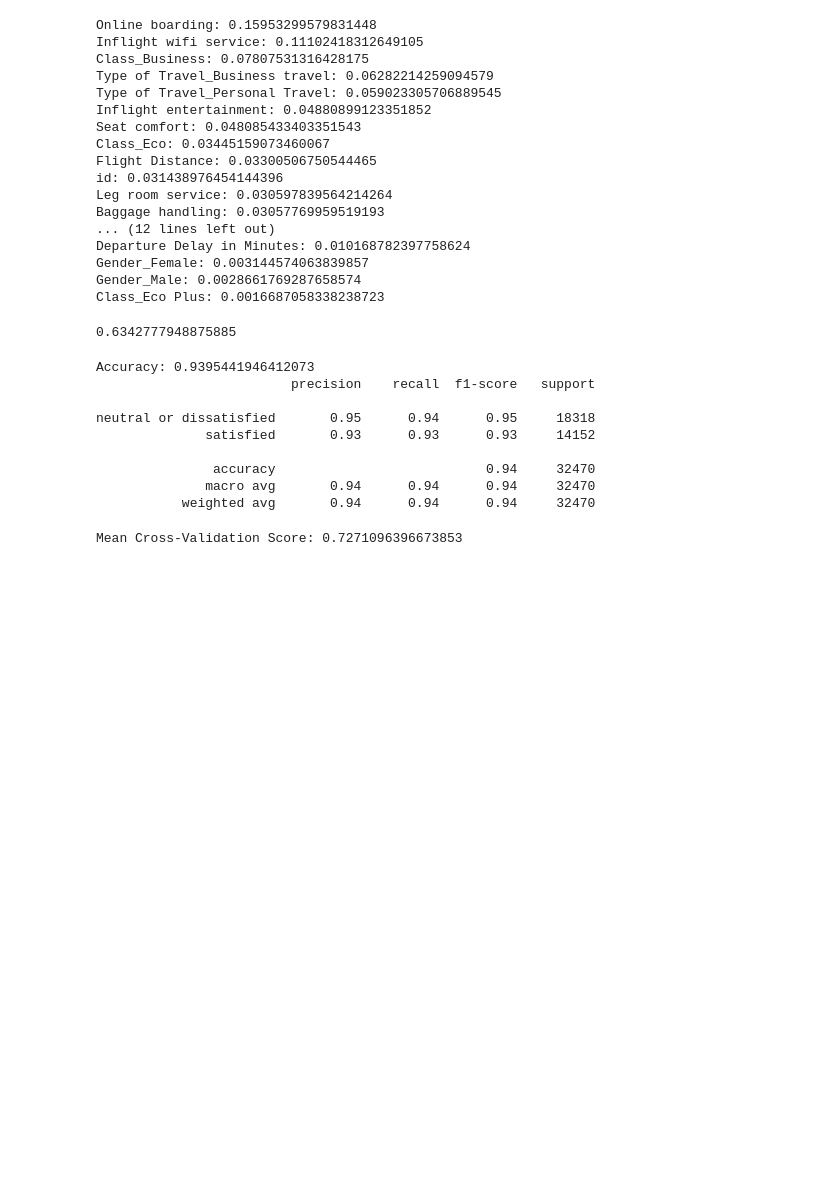
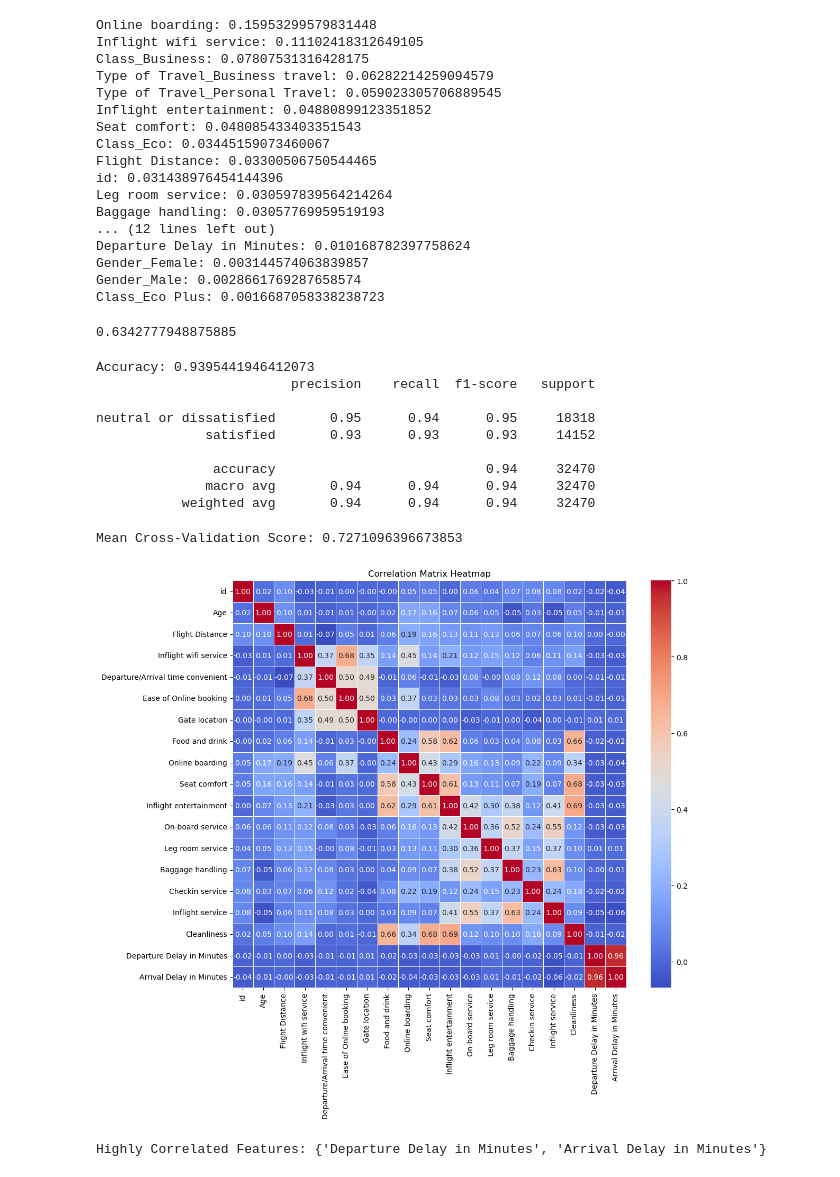
Before and after one commit to abbysiman1/CS3870project, a Jupyter notebook: cs3870_final.ipynb, the cells around one changed output. Drawn from its saved outputs; the diff is of its cells as text; code cells hidden in the pictures; blank space fills up the shorter version.

Commit message:
Visualizing correlation matrix

```diff
--- a/cs3870_final.ipynb
+++ b/cs3870_final.ipynb
@@ -497,3 +497,41 @@ print("Mean Cross-Validation Score:", mean_cv_score)
 Mean Cross-Validation Score: 0.7271096396673853
 # %%
 # Lower score need to look at number of folds and threshold
+import pandas as pd
+import seaborn as sns
+import matplotlib.pyplot as plt
+
+# Remove non-numeric columns or encode categorical variables
+numeric_data = flight_data.select_dtypes(include=['number'])
+
+# Calculate the correlation matrix
+corr_matrix = numeric_data.corr()
+
+# Visualize the correlation matrix using a heatmap
+plt.figure(figsize=(12, 10))
+sns.heatmap(corr_matrix, annot=True, cmap='coolwarm', fmt=".2f", linewidths=0.5)
+plt.title('Correlation Matrix Heatmap')
+plt.show()
+
+threshold = 0.7
+
+# Identify and remove highly correlated features
+highly_correlated = set()
+for i in range(len(corr_matrix.columns)):
+    for j in range(i):
+        if abs(corr_matrix.iloc[i, j]) > threshold:
+            colname_i = corr_matrix.columns[i]
+            colname_j = corr_matrix.columns[j]
+            if colname_i not in highly_correlated:
+                highly_correlated.add(colname_i)
+            if colname_j not in highly_correlated:
+                highly_correlated.add(colname_j)
+
+# Print highly correlated features and decide which ones to remove
+print("Highly Correlated Features:", highly_correlated)
+
+# Remove highly correlated features from the dataset
+flight_data_filtered = flight_data.drop(columns=highly_correlated)
+# %% [output]
+[figure, added]
+Highly Correlated Features: {'Departure Delay in Minutes', 'Arrival Delay in Minutes'}
```
